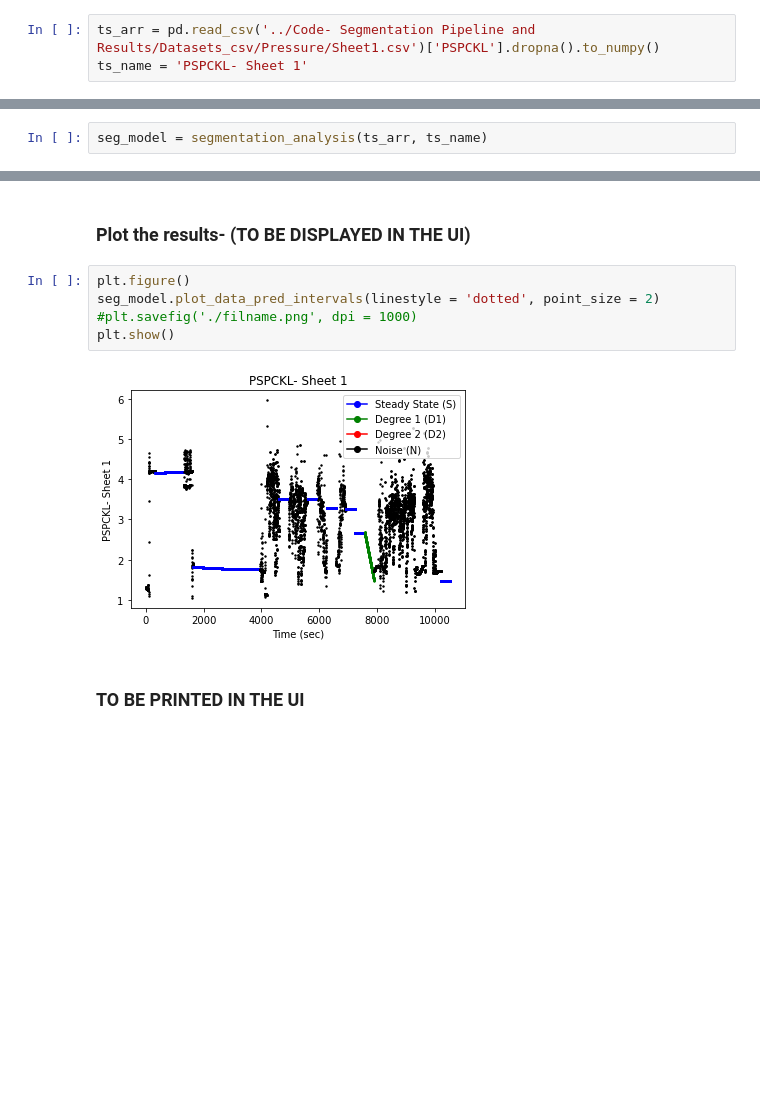
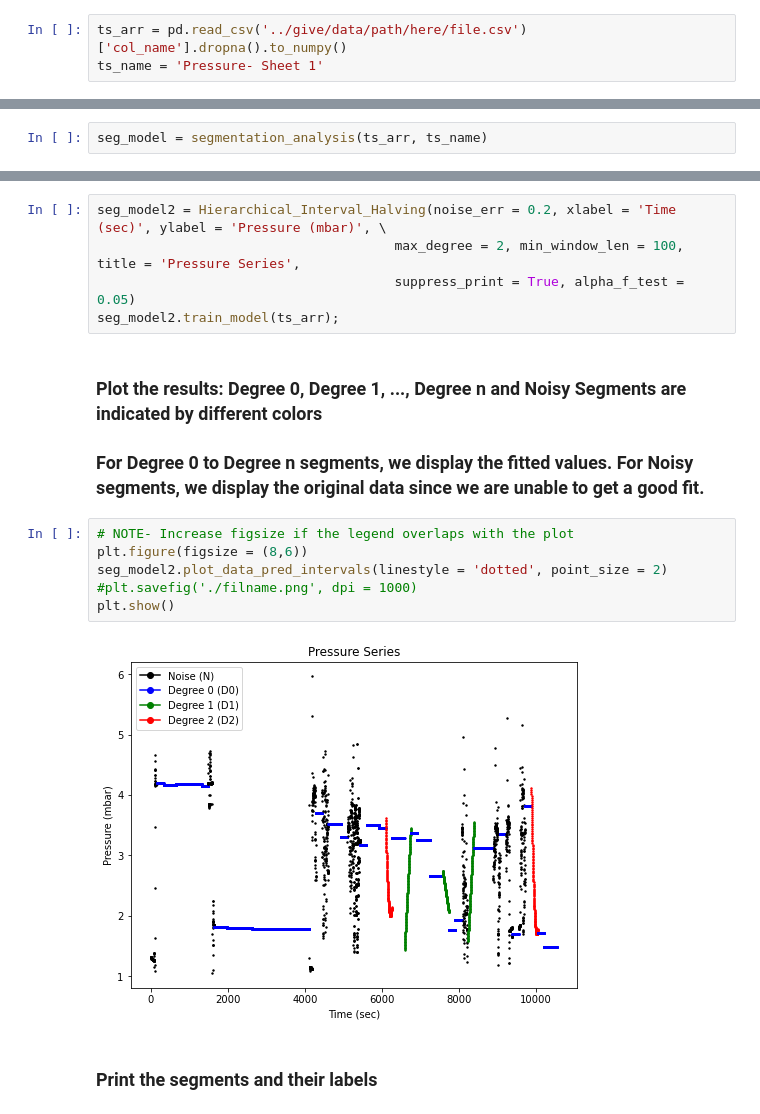
Before and after one commit to shubham-kashyapi/Dassault-Project, a Jupyter notebook: Hierarchical_Segmentation/Hierarchical_Interval_Halving_helper.ipynb, the cells around one changed output, grey strips where cells are left out. Cells and saved outputs as stored; diff of their text form; blank space fills up the shorter version.

```diff
--- a/Hierarchical_Segmentation/Hierarchical_Interval_Halving_helper.ipynb
+++ b/Hierarchical_Segmentation/Hierarchical_Interval_Halving_helper.ipynb
@@ -9,4 +9,4 @@ from optimal_hyperparameter import AMethod
 # %%
-ts_arr = pd.read_csv('../Code- Segmentation Pipeline and Results/Datasets_csv/Pressure/Sheet1.csv')['PSPCKL'].dropna().to_numpy()
-ts_name = 'PSPCKL- Sheet 1'
+ts_arr = pd.read_csv('../give/data/path/here/file.csv')['col_name'].dropna().to_numpy()
+ts_name = 'Pressure- Sheet 1'
 # %% [markdown]
@@ -65,14 +69,21 @@ seg_model = segmentation_analysis(ts_arr, ts_name)
+# %%
+seg_model2 = Hierarchical_Interval_Halving(noise_err = 0.2, xlabel = 'Time (sec)', ylabel = 'Pressure (mbar)', \
+                                      max_degree = 2, min_window_len = 100, title = 'Pressure Series',
+                                      suppress_print = True, alpha_f_test = 0.05)
+seg_model2.train_model(ts_arr);
 # %% [markdown]
-### Plot the results- (TO BE DISPLAYED IN THE UI)
+### Plot the results: Degree 0, Degree 1, ..., Degree n and Noisy Segments are indicated by different colors
+###  For Degree 0 to Degree n segments, we display the fitted values. For Noisy segments, we display the original data since we are unable to get a good fit.
 # %%
-plt.figure()
-seg_model.plot_data_pred_intervals(linestyle = 'dotted', point_size = 2)
+# NOTE- Increase figsize if the legend overlaps with the plot
+plt.figure(figsize = (8,6))
+seg_model2.plot_data_pred_intervals(linestyle = 'dotted', point_size = 2)
 #plt.savefig('./filname.png', dpi = 1000)
 plt.show()
 # %% [output]
-[figure, old version]
+[figure, new version]
 # %% [markdown]
-### TO BE PRINTED IN THE UI
+### Print the segments and their labels
 # %%
 seg_model.return_intervals()
 # %% [output]
```
Also changed, not shown: parts of 6 cells of this notebook.
